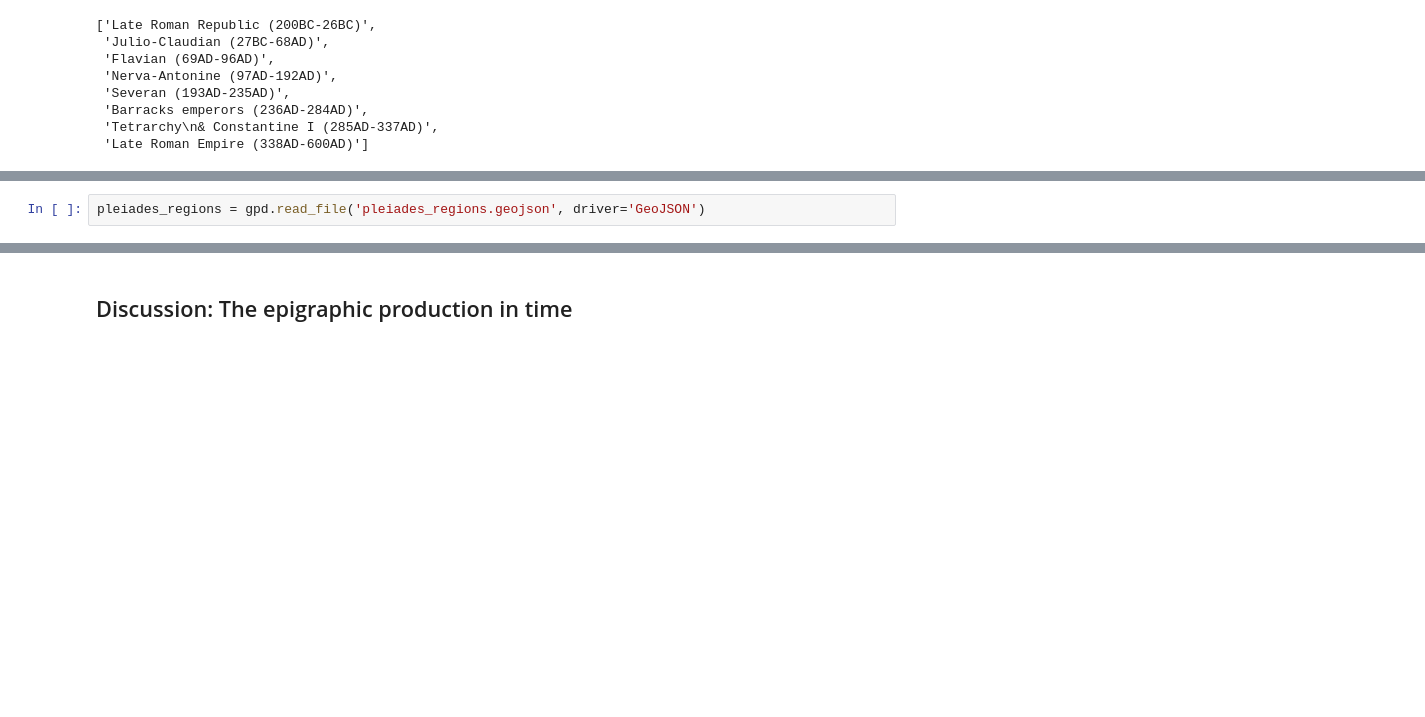
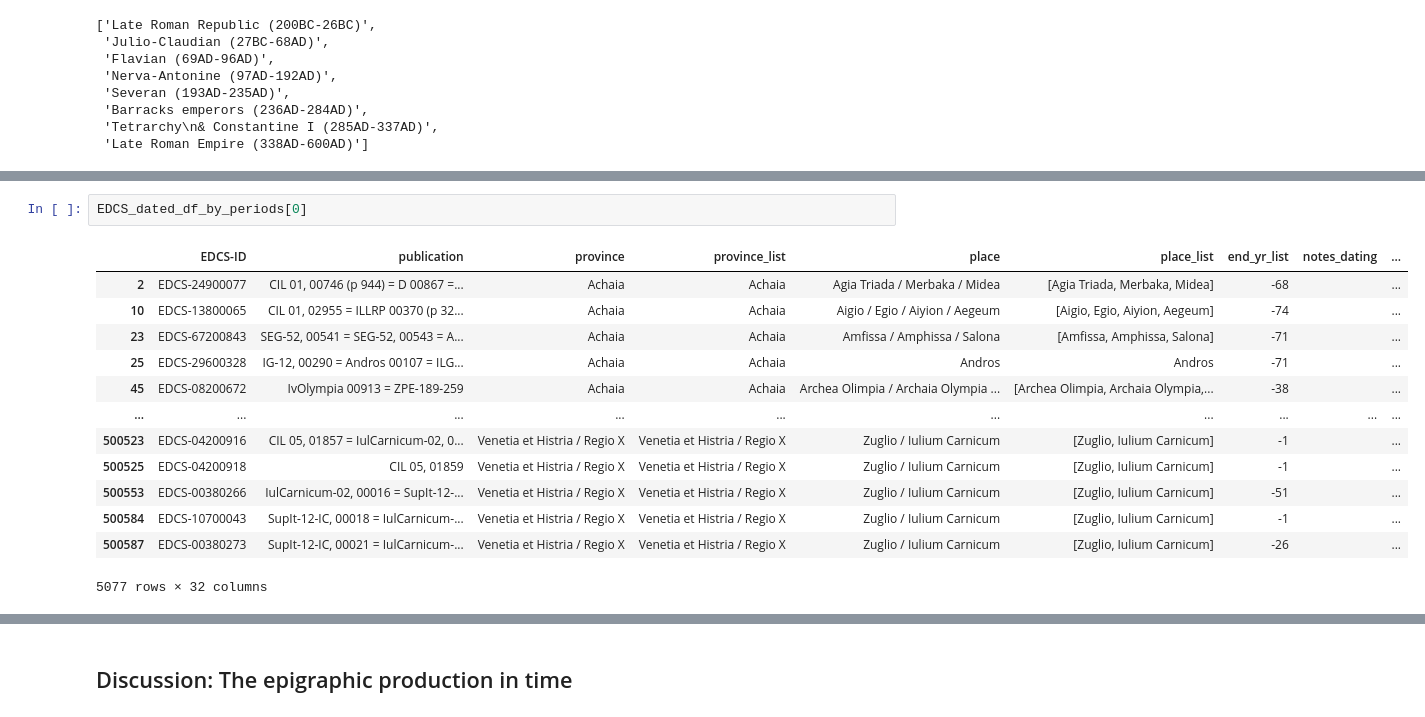
Before and after one commit to sdam-au/digital_epigraphy, a Jupyter notebook: scripts/Digital_epigraphy.ipynb, the cells around one changed output, grey strips where cells are left out. Saved outputs shown, nothing was run; the diff lists cells and outputs as text; blank space fills up the shorter version.

```diff
--- a/scripts/Digital_epigraphy.ipynb
+++ b/scripts/Digital_epigraphy.ipynb
@@ -1879,5 +1891,19 @@ for period in timeblocks_periods:
-# %%
-pleiades_regions = gpd.read_file('pleiades_regions.geojson', driver='GeoJSON')
+# %%
+EDCS_dated_df_by_periods[0]
+# %% [output]
+|  | EDCS-ID | publication | province | province_list | place | place_list | end_yr_list | notes_dating | ... |
+| 2 | EDCS-24900077 | CIL 01, 00746 (p 944) = D 00867 =... | Achaia | Achaia | Agia Triada / Merbaka / Midea | [Agia Triada, Merbaka, Midea] | -68 |  | ... |
+| 10 | EDCS-13800065 | CIL 01, 02955 = ILLRP 00370 (p 32... | Achaia | Achaia | Aigio / Egio / Aiyion / Aegeum | [Aigio, Egio, Aiyion, Aegeum] | -74 |  | ... |
+| 23 | EDCS-67200843 | SEG-52, 00541 = SEG-52, 00543 = A... | Achaia | Achaia | Amfissa / Amphissa / Salona | [Amfissa, Amphissa, Salona] | -71 |  | ... |
+| 25 | EDCS-29600328 | IG-12, 00290 = Andros 00107 = ILG... | Achaia | Achaia | Andros | Andros | -71 |  | ... |
+| 45 | EDCS-08200672 | IvOlympia 00913 = ZPE-189-259 | Achaia | Achaia | Archea Olimpia / Archaia Olympia ... | [Archea Olimpia, Archaia Olympia,... | -38 |  | ... |
+| ... | ... | ... | ... | ... | ... | ... | ... | ... | ... |
+| 500523 | EDCS-04200916 | CIL 05, 01857 = IulCarnicum-02, 0... | Venetia et Histria / Regio X | Venetia et Histria / Regio X | Zuglio / Iulium Carnicum | [Zuglio, Iulium Carnicum] | -1 |  | ... |
+| 500525 | EDCS-04200918 | CIL 05, 01859 | Venetia et Histria / Regio X | Venetia et Histria / Regio X | Zuglio / Iulium Carnicum | [Zuglio, Iulium Carnicum] | -1 |  | ... |
+| 500553 | EDCS-00380266 | IulCarnicum-02, 00016 = SupIt-12-... | Venetia et Histria / Regio X | Venetia et Histria / Regio X | Zuglio / Iulium Carnicum | [Zuglio, Iulium Carnicum] | -51 |  | ... |
+| 500584 | EDCS-10700043 | SupIt-12-IC, 00018 = IulCarnicum-... | Venetia et Histria / Regio X | Venetia et Histria / Regio X | Zuglio / Iulium Carnicum | [Zuglio, Iulium Carnicum] | -1 |  | ... |
+| 500587 | EDCS-00380273 | SupIt-12-IC, 00021 = IulCarnicum-... | Venetia et Histria / Regio X | Venetia et Histria / Regio X | Zuglio / Iulium Carnicum | [Zuglio, Iulium Carnicum] | -26 |  | ... |
+5077 rows × 32 columns
 # %%
 # AIM: all inscriptions with location in 8 plots grouped by period
 
```
Also changed, not shown: parts of 3 cells of this notebook.
